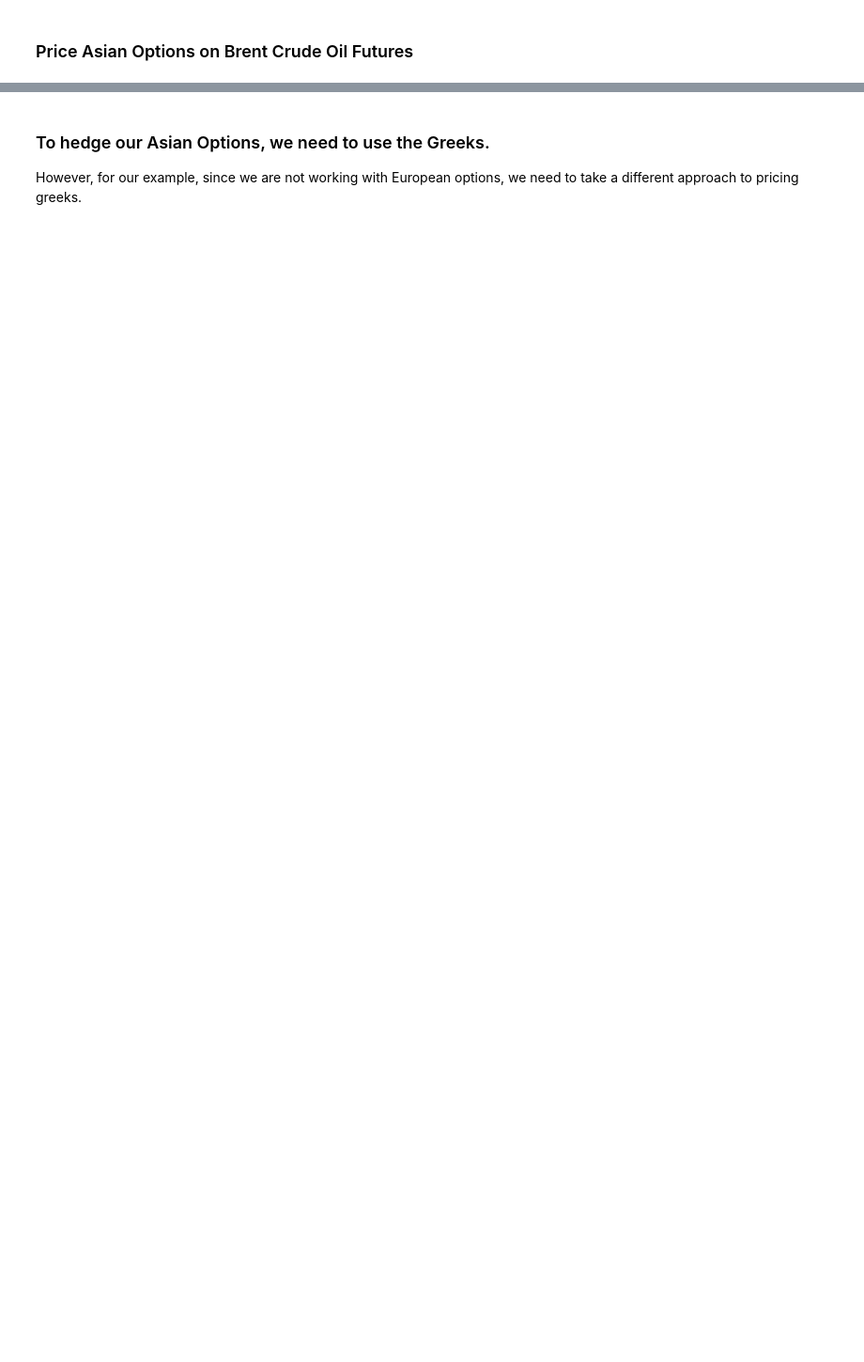
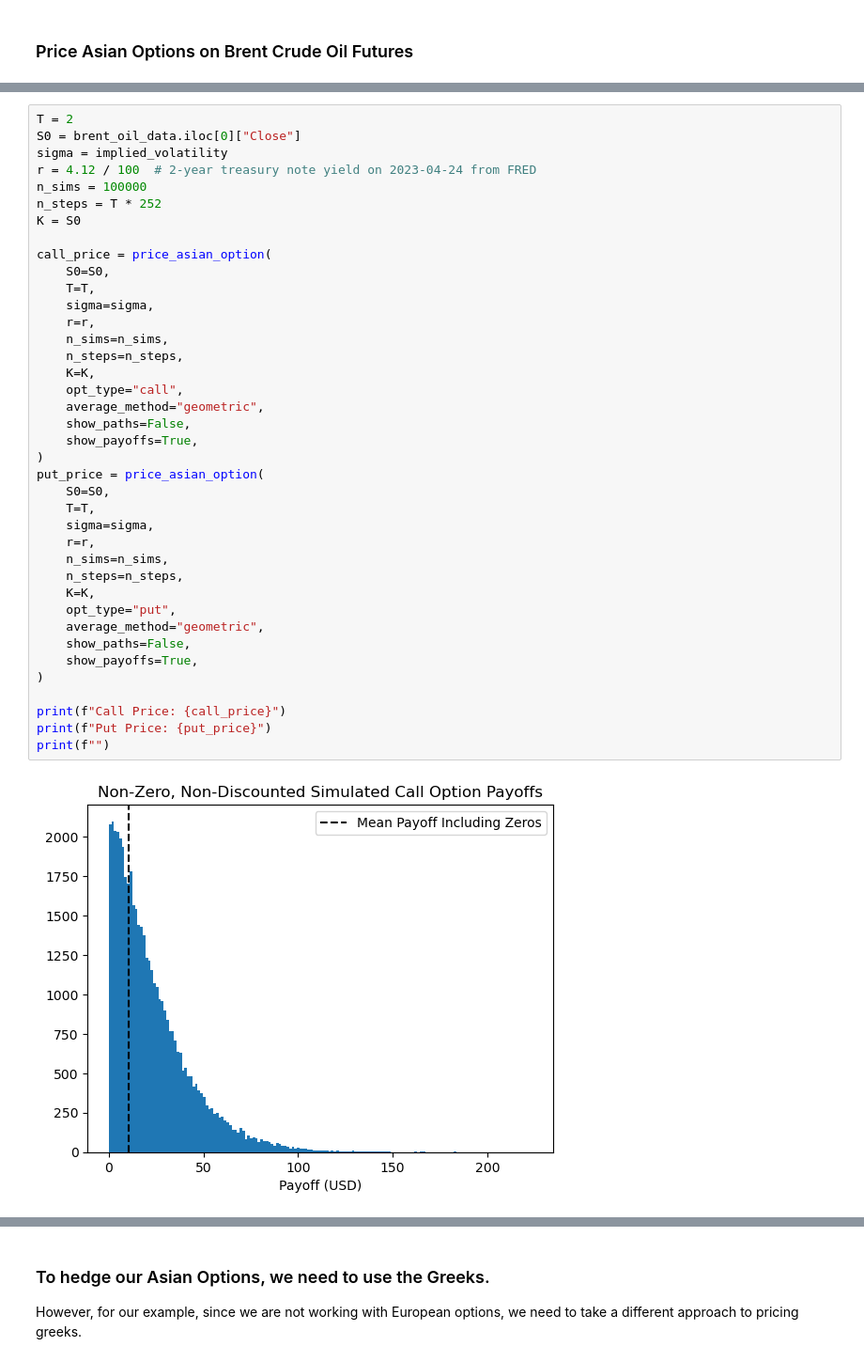
Before and after one commit to sparikh099/fe_620_project, a Jupyter notebook: src/bapm_asian_options.ipynb, the cells around one changed output, grey strips where cells are left out. Shown at 94% size. Drawn from its saved outputs; the diff is of its cells as text; blank space fills up the shorter version.

```diff
--- a/src/bapm_asian_options.ipynb
+++ b/src/bapm_asian_options.ipynb
@@ -368,0 +335,41 @@ Put Price: 5.548929403864381
+# %%
+T = 2
+S0 = brent_oil_data.iloc[0]["Close"]
+sigma = implied_volatility
+r = 4.12 / 100  # 2-year treasury note yield on 2023-04-24 from FRED
+n_sims = 100000
+n_steps = T * 252
+K = S0
+
+call_price = price_asian_option(
+    S0=S0,
+    T=T,
+    sigma=sigma,
+    r=r,
+    n_sims=n_sims,
+    n_steps=n_steps,
+    K=K,
+    opt_type="call",
+    average_method="geometric",
+    show_paths=False,
+    show_payoffs=True,
+)
+put_price = price_asian_option(
+    S0=S0,
+    T=T,
+    sigma=sigma,
+    r=r,
+    n_sims=n_sims,
+    n_steps=n_steps,
+    K=K,
+    opt_type="put",
+    average_method="geometric",
+    show_paths=False,
+    show_payoffs=True,
+)
+
+print(f"Call Price: {call_price}")
+print(f"Put Price: {put_price}")
+print(f"")
+# %% [output]
+[figure, added]
```
Also changed, not shown: parts of 18 cells of this notebook.
